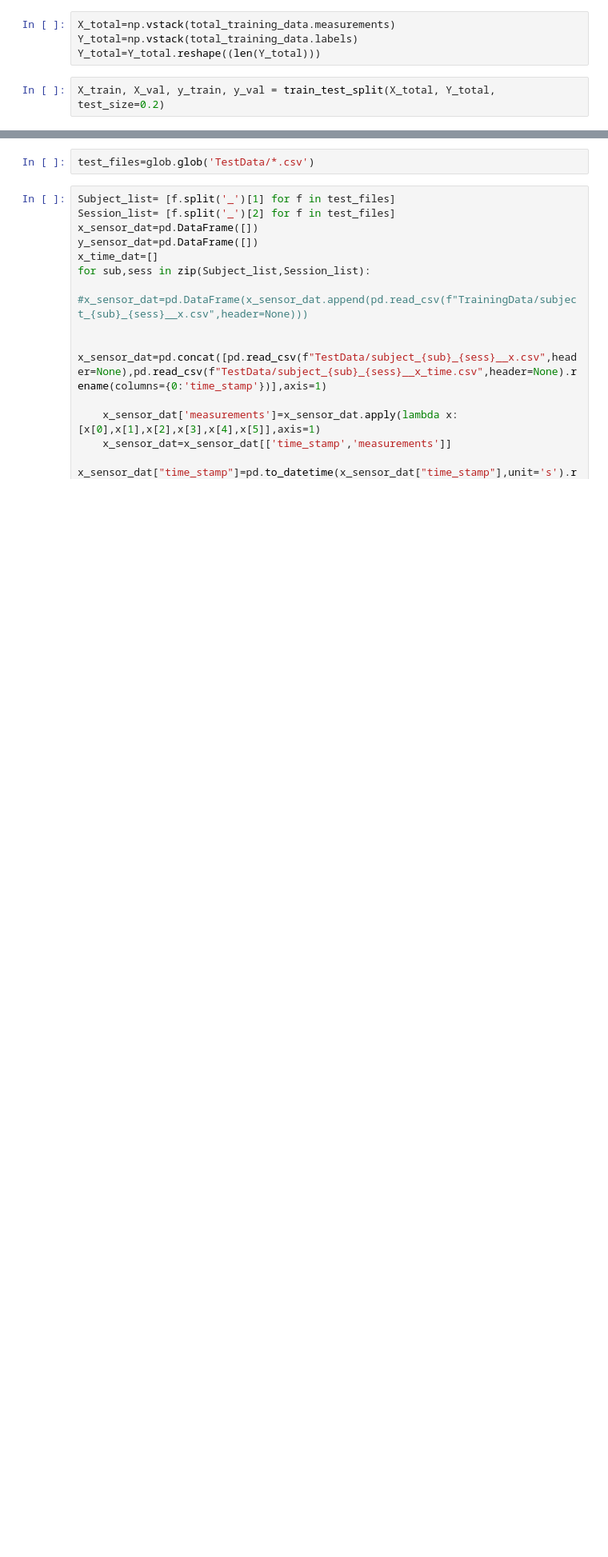
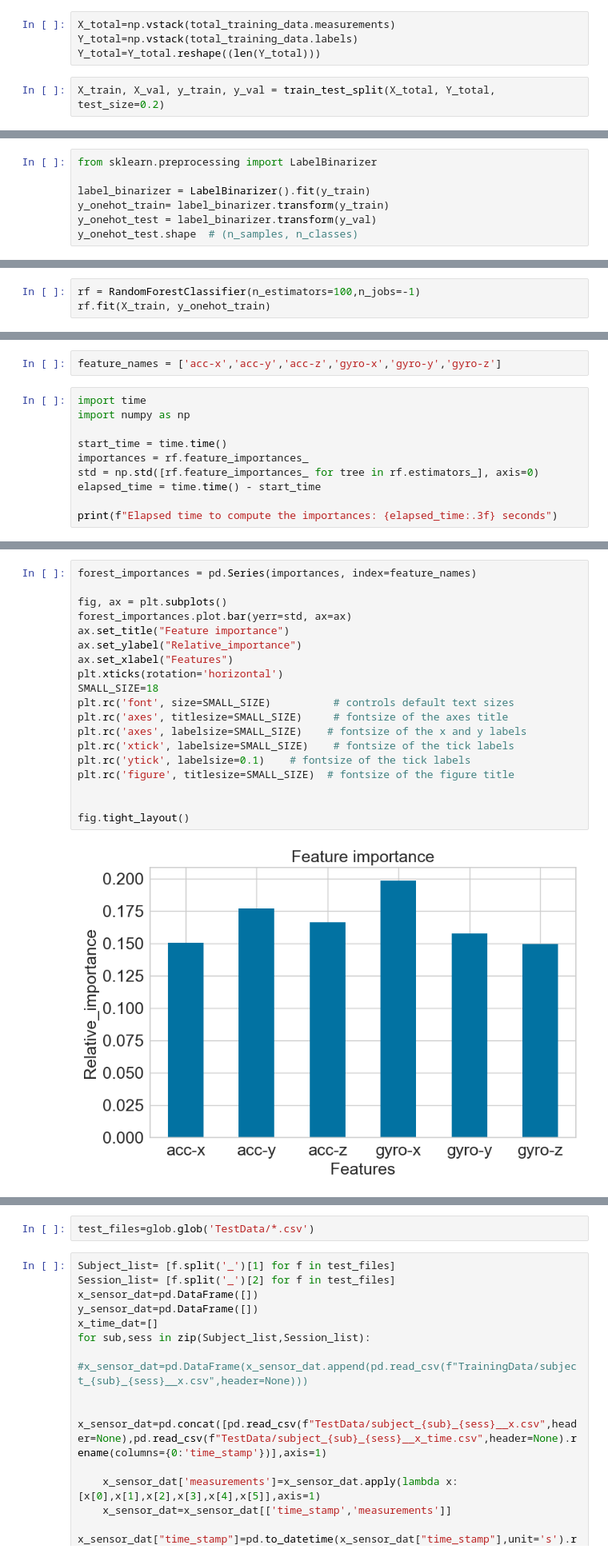
Before and after one commit to mfarooq2/ECE_Project_C1, a Jupyter notebook: Random_Forest.ipynb, the cells around one changed output, grey strips where cells are left out. Shown: that part at 80% size. Drawn from its saved outputs; the diff is of its cells as text; blank space fills up the shorter version.

```diff
--- a/Random_Forest.ipynb
+++ b/Random_Forest.ipynb
@@ -38,0 +39,7 @@ RandomForestClassifier(max_depth=2, random_state=0)
+# %%
+from sklearn.preprocessing import LabelBinarizer
+
+label_binarizer = LabelBinarizer().fit(y_train)
+y_onehot_train= label_binarizer.transform(y_train)
+y_onehot_test = label_binarizer.transform(y_val)
+y_onehot_test.shape  # (n_samples, n_classes)
@@ -38,0 +48,3 @@ RandomForestClassifier(max_depth=2, random_state=0)
+# %%
+rf = RandomForestClassifier(n_estimators=100,n_jobs=-1)
+rf.fit(X_train, y_onehot_train)
@@ -38,0 +90,12 @@ RandomForestClassifier(max_depth=2, random_state=0)
+# %%
+feature_names = ['acc-x','acc-y','acc-z','gyro-x','gyro-y','gyro-z']
+# %%
+import time
+import numpy as np
+
+start_time = time.time()
+importances = rf.feature_importances_
+std = np.std([rf.feature_importances_ for tree in rf.estimators_], axis=0)
+elapsed_time = time.time() - start_time
+
+print(f"Elapsed time to compute the importances: {elapsed_time:.3f} seconds")
@@ -38,0 +104,21 @@ RandomForestClassifier(max_depth=2, random_state=0)
+# %%
+forest_importances = pd.Series(importances, index=feature_names)
+
+fig, ax = plt.subplots()
+forest_importances.plot.bar(yerr=std, ax=ax)
+ax.set_title("Feature importance")
+ax.set_ylabel("Relative_importance")
+ax.set_xlabel("Features")
+plt.xticks(rotation='horizontal')
+SMALL_SIZE=18
+plt.rc('font', size=SMALL_SIZE)          # controls default text sizes
+plt.rc('axes', titlesize=SMALL_SIZE)     # fontsize of the axes title
+plt.rc('axes', labelsize=SMALL_SIZE)    # fontsize of the x and y labels
+plt.rc('xtick', labelsize=SMALL_SIZE)    # fontsize of the tick labels
+plt.rc('ytick', labelsize=0.1)    # fontsize of the tick labels
+plt.rc('figure', titlesize=SMALL_SIZE)  # fontsize of the figure title
+
+
+fig.tight_layout()
+# %% [output]
+[figure, added]
```
Also changed, not shown: parts of 25 cells of this notebook, 2 other files.
